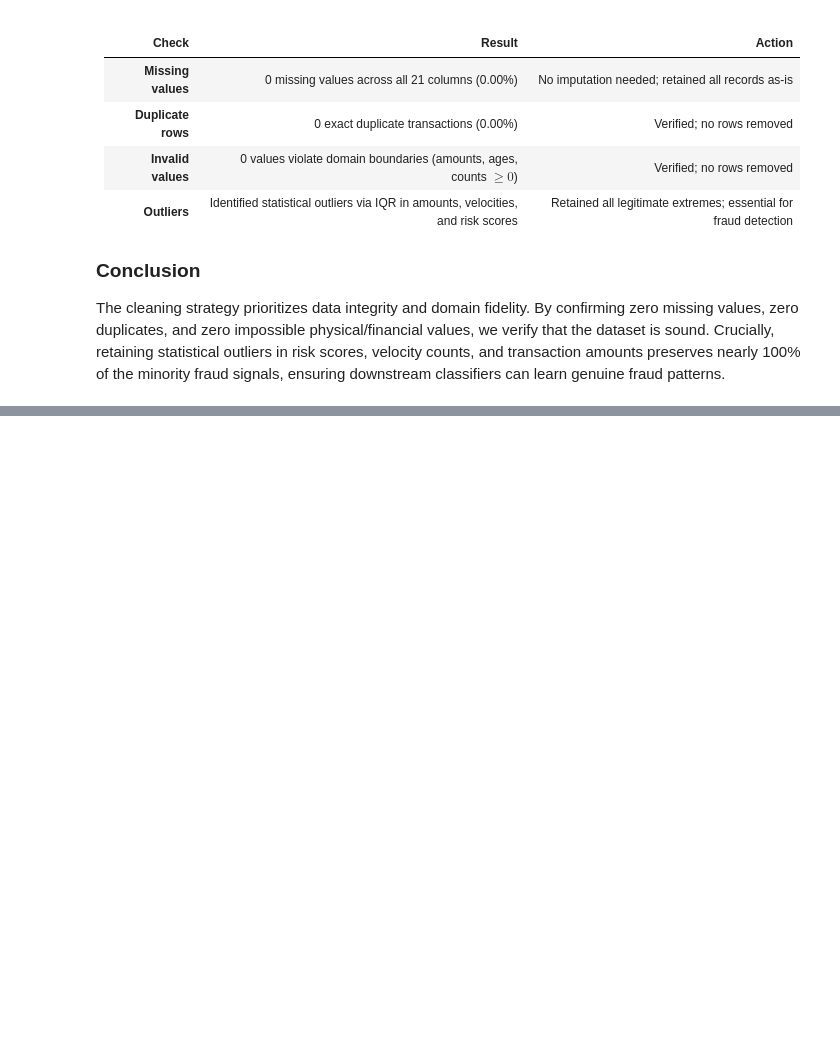
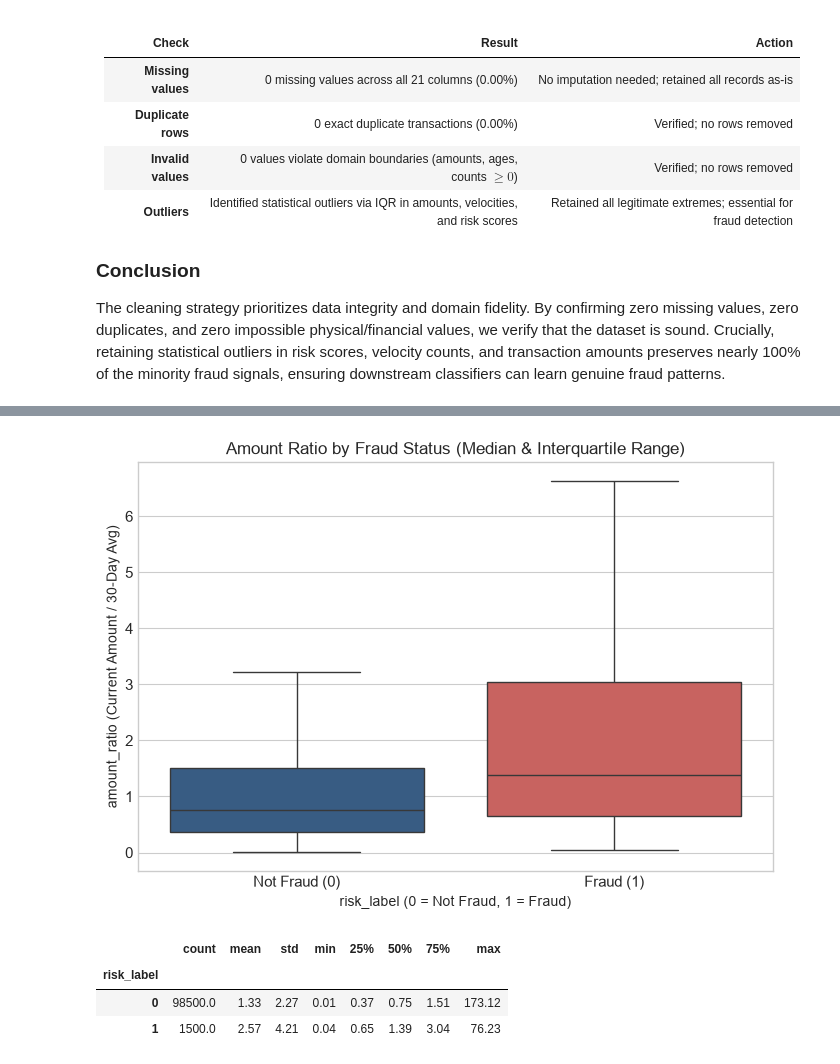
Before and after one commit to anish435/ML_capstone_project, a Jupyter notebook: notebooks/classification.ipynb, the cells around one changed output, grey strips where cells are left out. Saved outputs shown, nothing was run; the diff lists cells and outputs as text; code cells hidden in the pictures; blank space fills up the shorter version.

Commit message:
Classification: Add fraud detection feature engineering

```diff
--- a/notebooks/classification.ipynb
+++ b/notebooks/classification.ipynb
@@ -629,0 +641,7 @@ The cleaning strategy prioritizes data integrity and domain fidelity. By confirm
+# %%
+# Engineer amount_ratio feature
+df_cleaned['amount_ratio'] = df_cleaned['transaction_amount'] / (df_cleaned['avg_transaction_amount_30d_customer'] + 1)
+
+# Display sample rows showing inputs, engineered ratio, and target
+print("Sample rows with newly engineered amount_ratio feature:")
+df_cleaned[['transaction_amount', 'avg_transaction_amount_30d_customer', 'amount_ratio', 'risk_label']].head(10)
@@ -629,0 +690,28 @@ The cleaning strategy prioritizes data integrity and domain fidelity. By confirm
+# %%
+# Boxplot of amount_ratio by fraud status
+plt.figure(figsize=(7, 5))
+sns.boxplot(
+    x='risk_label',
+    y='amount_ratio',
+    data=df_cleaned,
+    palette=['#2b5c8f', '#d9534f'],
+    hue='risk_label',
+    legend=False,
+    showfliers=False
+)
+plt.title('Amount Ratio by Fraud Status (Median & Interquartile Range)')
+plt.xlabel('risk_label (0 = Not Fraud, 1 = Fraud)')
+plt.ylabel('amount_ratio (Current Amount / 30-Day Avg)')
+plt.xticks([0, 1], ['Not Fraud (0)', 'Fraud (1)'])
+plt.tight_layout()
+plt.show()
+# %% [output]
+[figure, added]
+# %%
+# Summary statistics of amount_ratio grouped by risk_label
+df_cleaned.groupby('risk_label')['amount_ratio'].describe().round(2)
+# %% [output]
+|  | count | mean | std | min | 25% | 50% | 75% | max |
+| risk_label |  |  |  |  |  |  |  |  |
+| 0 | 98500.0 | 1.33 | 2.27 | 0.01 | 0.37 | 0.75 | 1.51 | 173.12 |
+| 1 | 1500.0 | 2.57 | 4.21 | 0.04 | 0.65 | 1.39 | 3.04 | 76.23 |
```
Also changed, not shown: parts of 10 cells of this notebook, 1 other file.
